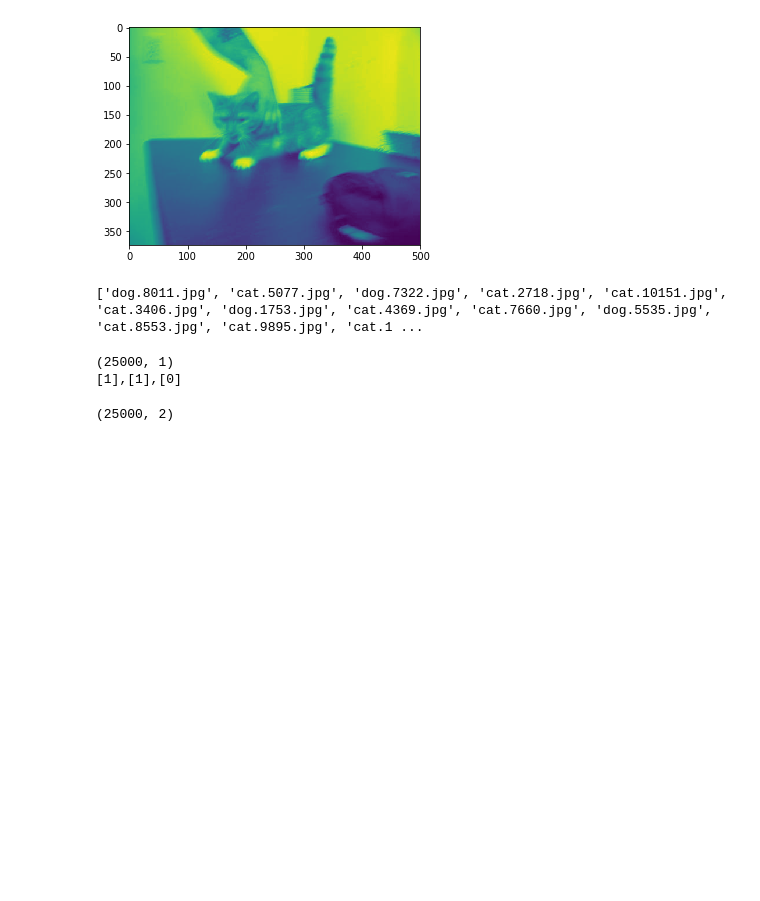
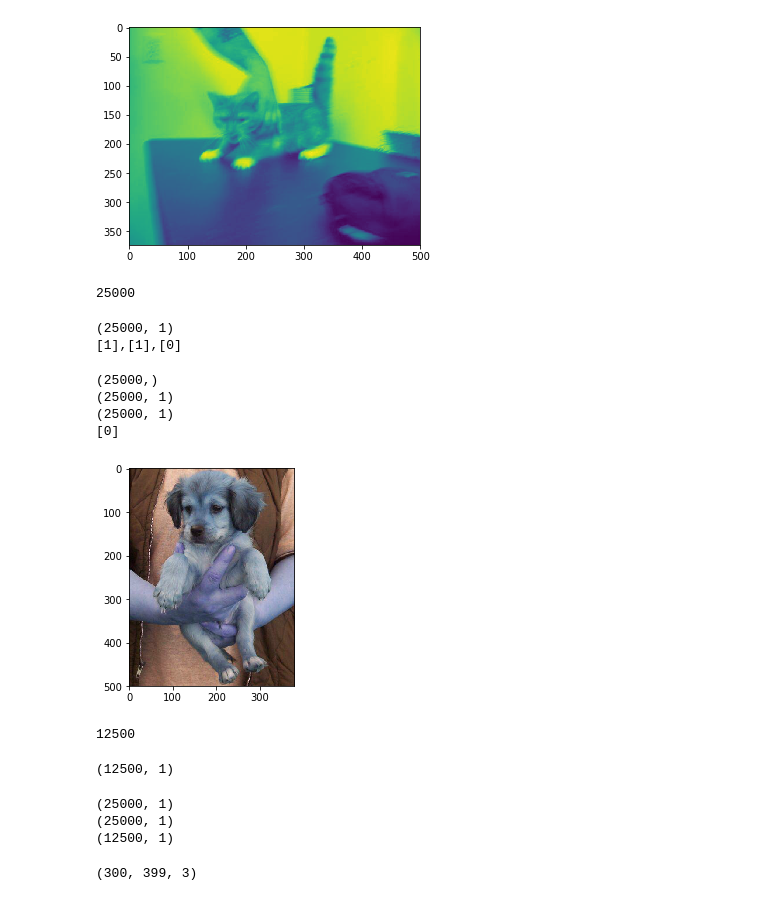
Before and after one commit to ashishlakhani04/50-days-of-ML, a Jupyter notebook: 11-Day08/02_Logistic Regression Project2.ipynb, the cells around one changed output. Cells and saved outputs as stored; diff of their text form; code cells hidden in the pictures; blank space fills up the shorter version.

```diff
--- a/11-Day08/02_Logistic Regression Project2.ipynb
+++ b/11-Day08/02_Logistic Regression Project2.ipynb
@@ -28,9 +28,9 @@ def load_images_from_folder(folder):
 images = load_images_from_folder('./data/train/')
 # %%
 names = os.listdir('./data/train/')
-print(names)
+print(len(names))
 # %% [output]
-['dog.8011.jpg', 'cat.5077.jpg', 'dog.7322.jpg', 'cat.2718.jpg', 'cat.10151.jpg', 'cat.3406.jpg', 'dog.1753.jpg', 'cat.4369.jpg', 'cat.7660.jpg', 'dog.5535.jpg', 'cat.8553.jpg', 'cat.9895.jpg', 'cat.1 ...
+25000
 # %%
 assign = []
 for i in range(len(names)):
@@ -46,3 +46,19 @@ print(assign[5],assign[1],assign[2],sep=",")
 # %% [output]
 (25000, 1)
 [1],[1],[0]
+# %%
+train_x = np.array(images)
+print(train_x.shape)
+train_x = train_x.reshape((-1,1))
+print(train_x.shape)
+train_y = np.array(assign)
+print(train_y.shape)
+
+plt.imshow(train_x[0][0])
+print(train_y[0])
+# %% [output]
+(25000,)
+(25000, 1)
+(25000, 1)
+[0]
+[figure, added]
@@ -49,7 +67,22 @@ print(assign[5],assign[1],assign[2],sep=",")
+# %%
+test_names = os.listdir('./data/test1/')
+print(len(test_names))
+# %% [output]
+12500
 # %%
-im = np.array(images)
-im = im.reshape((-1,1))
-im = np.append(im,assign,axis=1)
-print(im.shape)
+test_x = np.array(test_images).reshape((-1,1))
+print(test_x.shape)
 # %% [output]
-(25000, 2)
+(12500, 1)
+# %%
+print(train_x.shape)
+print(train_y.shape)
+print(test_x.shape)
+# %% [output]
+(25000, 1)
+(25000, 1)
+(12500, 1)
+# %%
+print(train_x[0][0].shape)
+# %% [output]
+(300, 399, 3)
```
Also changed, not shown: parts of 3 cells of this notebook, 1 other file.
